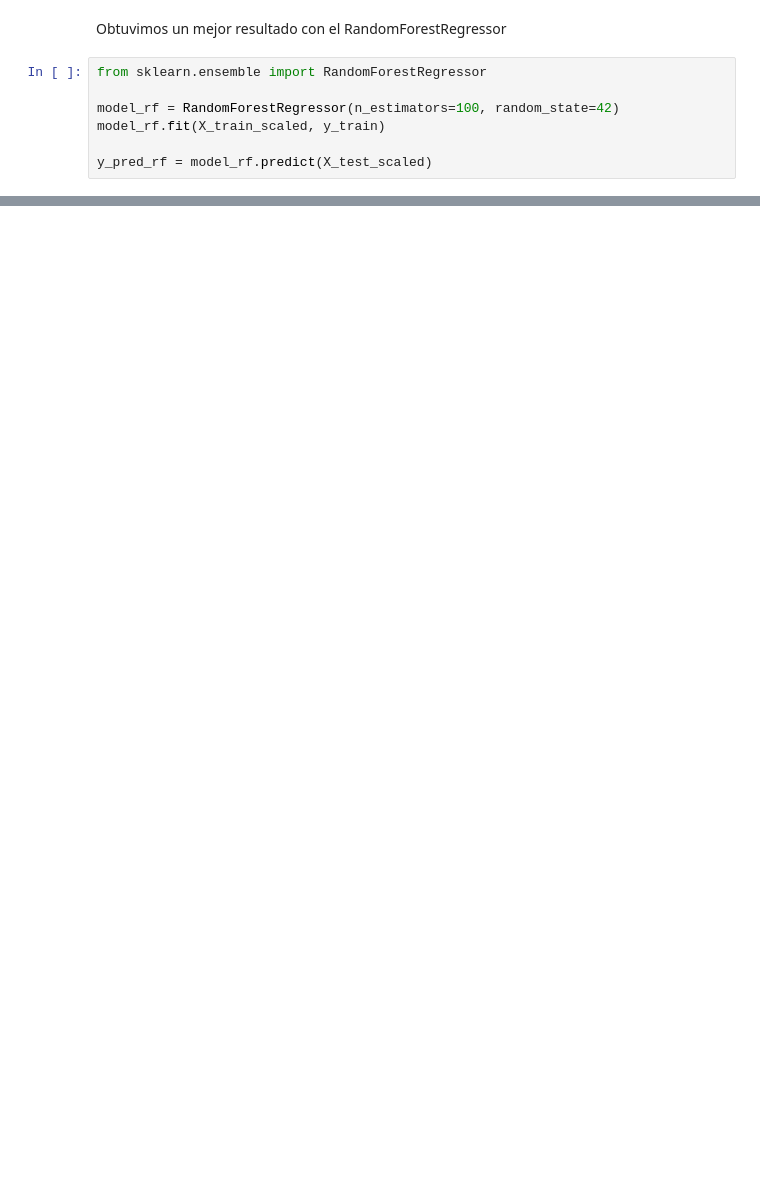
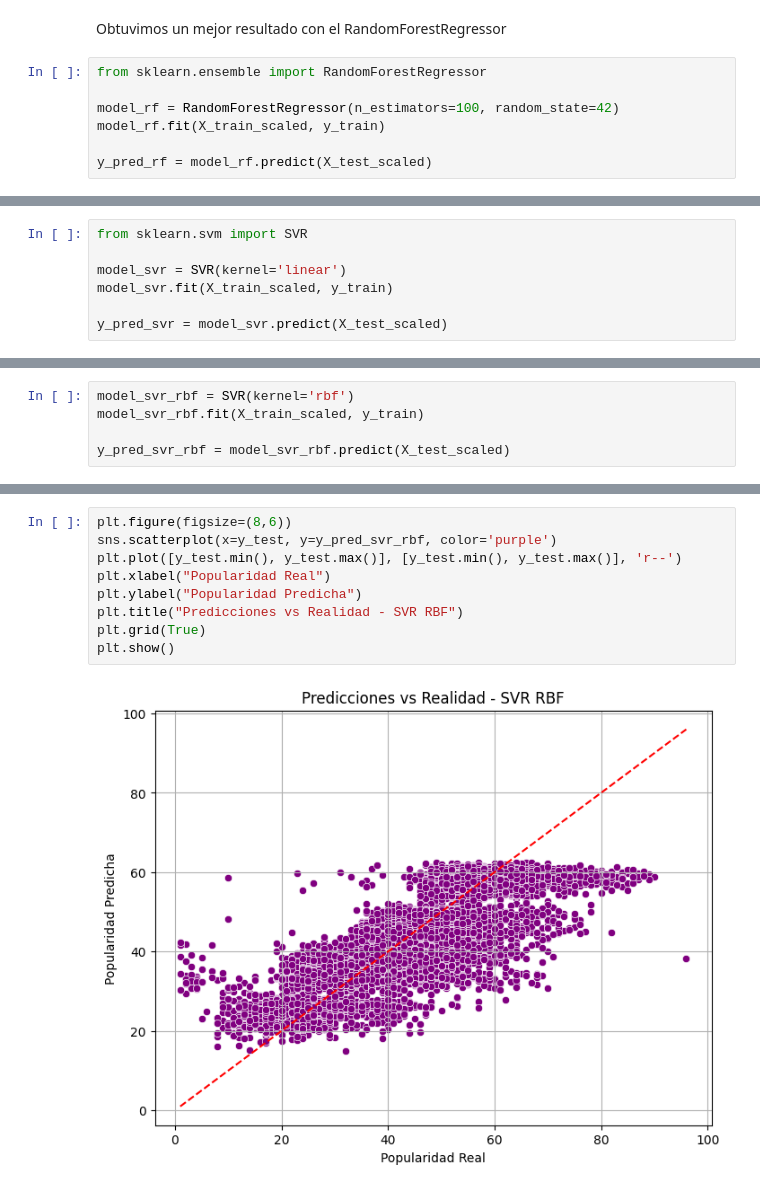
Before and after one commit to jaayg23/songs_popularity, a Jupyter notebook: notebooks/Machine Learning/linear_regression.ipynb, the cells around one changed output, grey strips where cells are left out. Saved outputs shown, nothing was run; the diff lists cells and outputs as text; blank space fills up the shorter version.

```diff
--- a/notebooks/Machine Learning/linear_regression.ipynb
+++ b/notebooks/Machine Learning/linear_regression.ipynb
@@ -199,0 +203,7 @@ plt.show()
+# %%
+from sklearn.svm import SVR
+
+model_svr = SVR(kernel='linear')
+model_svr.fit(X_train_scaled, y_train)
+
+y_pred_svr = model_svr.predict(X_test_scaled)
@@ -199,0 +225,5 @@ plt.show()
+# %%
+model_svr_rbf = SVR(kernel='rbf')
+model_svr_rbf.fit(X_train_scaled, y_train)
+
+y_pred_svr_rbf = model_svr_rbf.predict(X_test_scaled)
@@ -199,0 +245,11 @@ plt.show()
+# %%
+plt.figure(figsize=(8,6))
+sns.scatterplot(x=y_test, y=y_pred_svr_rbf, color='purple')
+plt.plot([y_test.min(), y_test.max()], [y_test.min(), y_test.max()], 'r--')
+plt.xlabel("Popularidad Real")
+plt.ylabel("Popularidad Predicha")
+plt.title("Predicciones vs Realidad - SVR RBF")
+plt.grid(True)
+plt.show()
+# %% [output]
+[figure, added]
```
Also changed, not shown: parts of 12 cells of this notebook, 2 other files.
